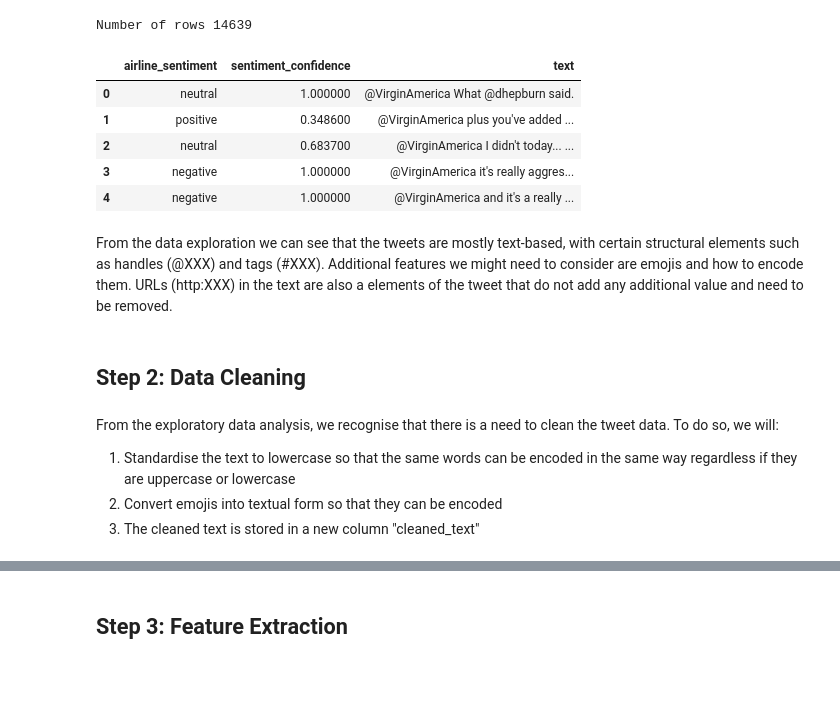
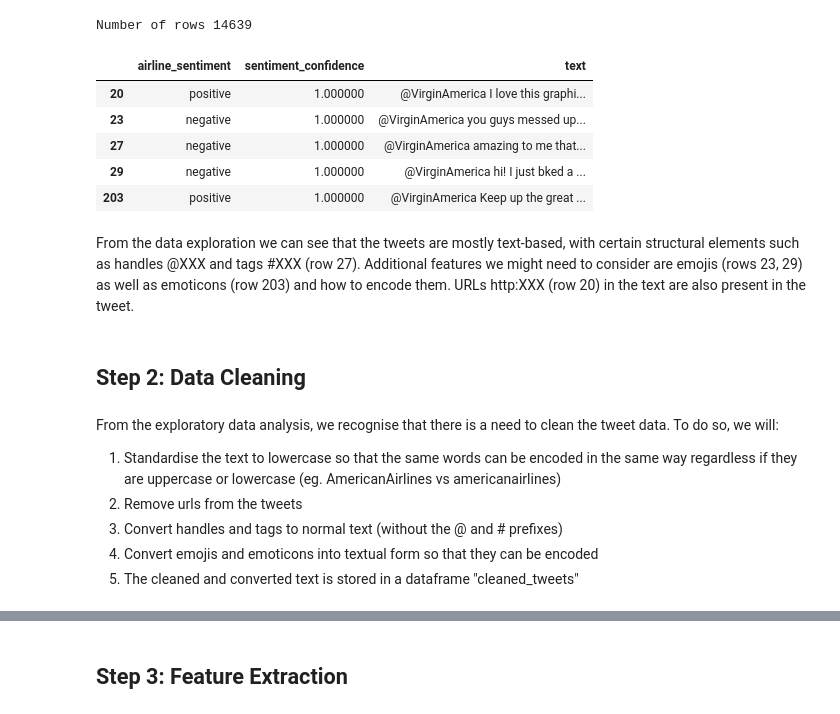
Before and after one commit to NomadZhang/MSI5001, a Jupyter notebook: main.ipynb, the cells around one changed output, grey strips where cells are left out. Cells and saved outputs as stored; diff of their text form; code cells hidden in the pictures; blank space fills up the shorter version.

```diff
--- a/main.ipynb
+++ b/main.ipynb
@@ -46,35 +54,37 @@ Number of rows 14639
 # %%
 #wrap text so we can see the entire tweet better
 
-# Apply CSS styling for text wrapping for the first 30 rows
-styled_df = tweet_data.head(5).style.set_properties(
+# Apply CSS styling for text wrapping for the selected rows (highlight elements of the tweet)
+styled_df = tweet_data.iloc[[20,23,27,29,203]].style.set_properties(
     **{
         'inline-size': '200px',  # Set a fixed width for the column
         'overflow-wrap': 'break-word',
         'white-space': 'normal'
     },
     subset=['text']
 )
 
 # Display the styled DataFrame (will render as HTML in compatible environments)
 styled_df
 # %% [output]
 |  | airline_sentiment | sentiment_confidence | text |
-| 0 | neutral | 1.000000 | @VirginAmerica What @dhepburn said. |
-| 1 | positive | 0.348600 | @VirginAmerica plus you've added ... |
-| 2 | neutral | 0.683700 | @VirginAmerica I didn't today... ... |
-| 3 | negative | 1.000000 | @VirginAmerica it's really aggres... |
-| 4 | negative | 1.000000 | @VirginAmerica and it's a really ... |
+| 20 | positive | 1.000000 | @VirginAmerica I love this graphi... |
+| 23 | negative | 1.000000 | @VirginAmerica you guys messed up... |
+| 27 | negative | 1.000000 | @VirginAmerica amazing to me that... |
+| 29 | negative | 1.000000 | @VirginAmerica hi! I just bked a ... |
+| 203 | positive | 1.000000 | @VirginAmerica Keep up the great ... |
 # %% [markdown]
-From the data exploration we can see that the tweets are mostly text-based, with certain structural elements such as handles (@XXX) and tags (#XXX). Additional features we might need to consider are emojis and how to encode them. URLs (http:XXX) in the text are also a elements of the tweet that do not add any additional value and need to be removed.
+From the data exploration we can see that the tweets are mostly text-based, with certain structural elements such as handles @XXX and tags #XXX (row 27). Additional features we might need to consider are emojis (rows 23, 29) as well as emoticons (row 203) and how to encode them. URLs http:XXX (row 20) in the text are also present in the tweet.
 # %% [markdown]
 ## Step 2: Data Cleaning
 # %% [markdown]
 From the exploratory data analysis, we recognise that there is a need to clean the tweet data.
 To do so, we will:
-1. Standardise the text to lowercase so that the same words can be encoded in the same way regardless if they are uppercase or lowercase
-2. Convert emojis into textual form so that they can be encoded
-3. The cleaned text is stored in a new column "cleaned_text"
+1. Standardise the text to lowercase so that the same words can be encoded in the same way regardless if they are uppercase or lowercase (eg. AmericanAirlines vs americanairlines)
+2. Remove urls from the tweets
+3. Convert handles and tags to normal text (without the @ and # prefixes)
+4. Convert emojis and emoticons into textual form so that they can be encoded
+5. The cleaned and converted text is stored in a dataframe "cleaned_tweets"
 # %%
 #Clean tweet data
 
```
Also changed, not shown: parts of 74 cells of this notebook.
